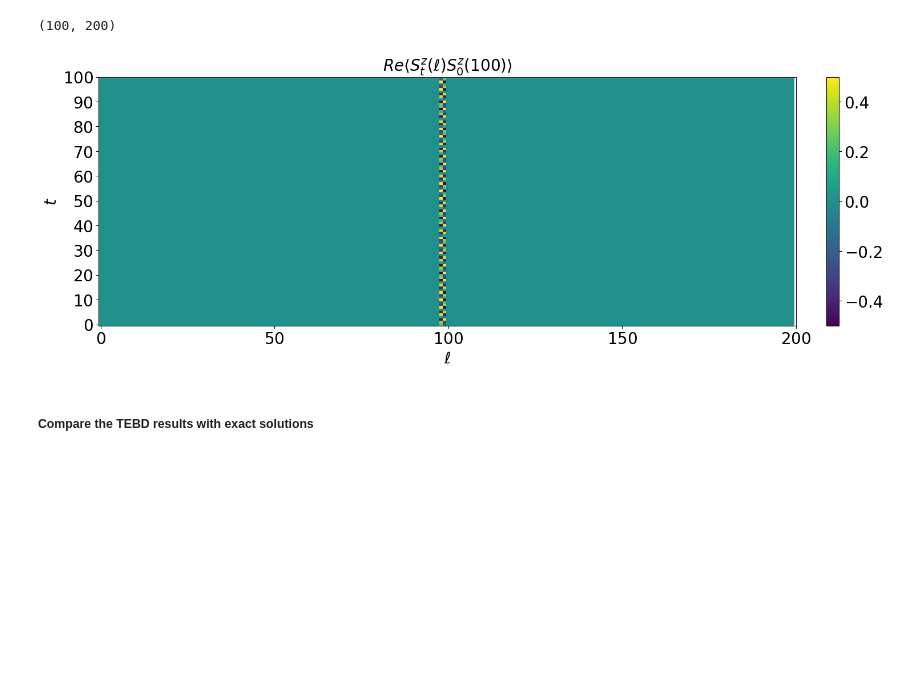
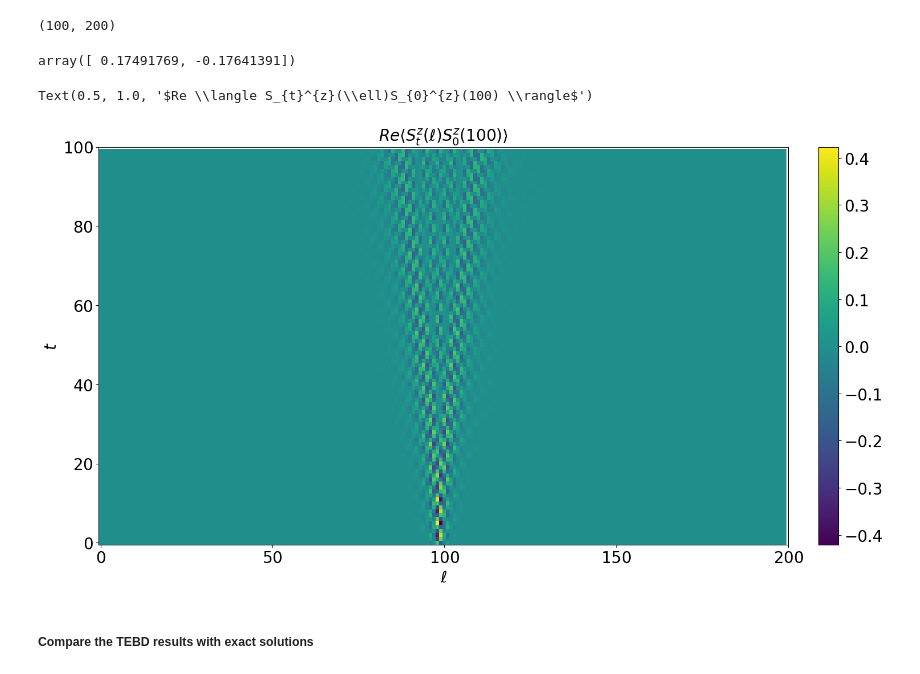
Before and after one commit to xiaobo-23/TimeEvolution, a Jupyter notebook: Spectrum_Analysis.ipynb, the cells around one changed output. Cells and saved outputs as stored; diff of their text form; code cells hidden in the pictures; blank space fills up the shorter version.

```diff
--- a/Spectrum_Analysis.ipynb
+++ b/Spectrum_Analysis.ipynb
@@ -65,0 +59,3 @@ Czz_tau005 = data_extrapolation("Data/Heisenberg_Dimmerized_TEBD_N200_Delta1.0_T
+# %%
+Czz_tau005_odd  = data_extrapolation("Data/Heisenberg_Dimmerized_TEBD_N200_Time100.0_Delta0.2_J20.5_tau0.05.h5", "Czz_unequaltime_odd")
+Czz_tau005_even = data_extrapolation("Data/Heisenberg_Dimmerized_TEBD_N200_Time100.0_Delta0.2_J20.5_tau0.05.h5", "Czz_unequaltime_even")
@@ -185,10 +183,14 @@ plt.savefig('Figures/Heisenberg_TEBD_J1_1.0_J2_0_delta1.0_N100_T100_Czz_tau005.p
 # %%
-Czz = Czz_tau005[19 : : 20, :].real
+Czz = Czz_tau005_odd[19 : : 20, :].real
 Czz.shape
 # %% [output]
 (100, 200)
 # %%
 tickFontSize = 20
+# %%
+Czz[0, 98 : 100]
+# %% [output]
+array([ 0.17491769, -0.17641391])
 # %%
 # # Plot the time-dependent spin correlation function and visualize the light-cone structure
 # # import seaborn as sns
@@ -218,31 +220,31 @@ tickFontSize = 20
 # %%
 # Plot the time-dependent spin correlation function and visualize the light-cone structure
 # import seaborn as sns
 # sns.set(font_scale = 1.5)
 
 fig = plt.figure(figsize = (15, 25 * goldenRatio), tight_layout = True)
 ax = fig.add_subplot(spec[0, 0])
 
 im1 = ax.imshow(Czz, cmap = "viridis", aspect = "auto", origin = "lower")
-                # extent=[  0, Nq,   wList[0], wList[-1] ],
-                # cmap=my_cm)
 cbar=fig.colorbar(im1, fraction=0.046, pad=0.04)
 cbar.ax.tick_params(labelsize=tickFontSize)
+
 
 # ax = sns.heatmap(Czz, cmap = "flare", cbar = True, annot = False, robust = True)
 ax.set_xticks(np.arange(0, 201, 50))
 ax.set_xticklabels([r"$0$", r"$50$", r"$100$", r"$150$", r"$200$"], fontsize = 20)
-ax.set_yticks(np.arange(0, 101, 10))
-ax.set_yticklabels([r"$0$", r"$10$", r"$20$", r"$30$", r"$40$", r"$50$", r"$60$", r"$70$", r"$80$", r"$90$", r"$100$"], fontsize = 20)
+ax.set_yticks(np.arange(0, 101, 20))
+# ax.set_yticklabels([r"$0$", r"$10$", r"$20$", r"$30$", r"$40$", r"$50$", r"$60$", r"$70$", r"$80$", r"$90$", r"$100$"], fontsize = 20)
+ax.set_yticklabels([r"$0$", r"$20$", r"$40$", r"$60$", r"$80$", r"$100$"], fontsize = 20)
 ax.set_xlabel(r"$\ell$", fontsize = 20)
 ax.set_ylabel(r"$t$", fontsize  = 20)
 plt.title(r"$Re \langle S_{t}^{z}(\ell)S_{0}^{z}(100) \rangle$", fontsize = 20)
-# ax.set(xlabel = r"$\ell$", ylabel = r"$t$", title = r"$\langle S^{z}_{t}(\ell) S^{z}_{0}(\ell^{\prime} = 100) \rangle$", labelsize = 20)
-# ax.invert_yaxis()
 
-plt.savefig('Figures/Heisenberg_TEBD_J1_1.0_J2_0_delta1.0_N100_T100_Czz_tau005_Light_Cone.pdf')
+
+# plt.savefig('Figures/Heisenberg_TEBD_J1_1.0_J2_0_delta1.0_N200_t100_Czz_tau005_Light_Cone_Odd.pdf')
 # %% [output]
+Text(0.5, 1.0, '$Re \\langle S_{t}^{z}(\\ell)S_{0}^{z}(100) \\rangle$')
-[figure, old version]
+[figure, new version]
 # %% [markdown]
 ##### Compare the TEBD results with exact solutions
 # %%
```
Also changed, not shown: parts of 22 cells of this notebook, 1 other file.
